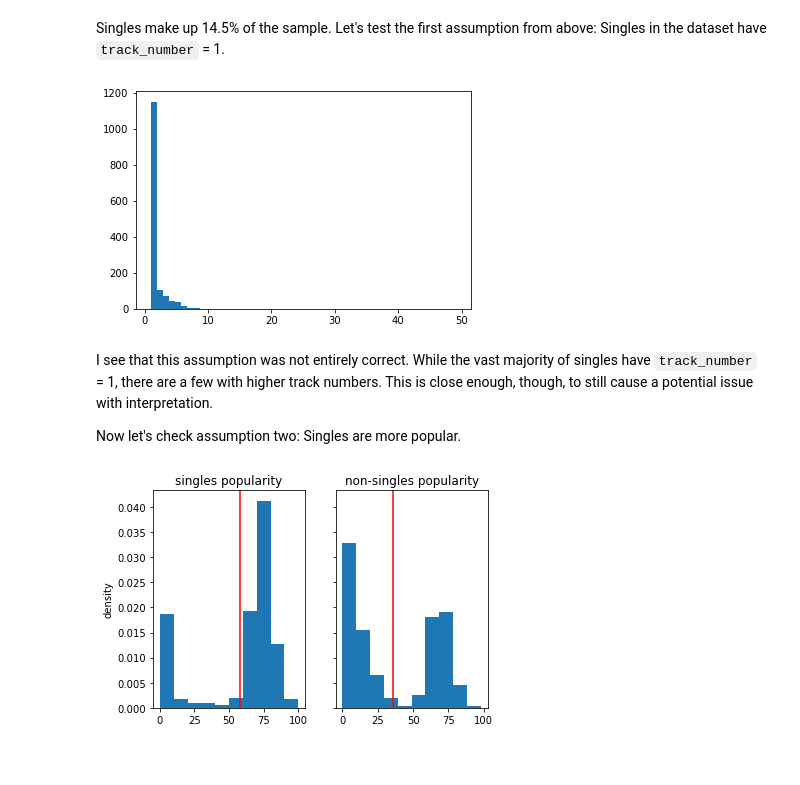
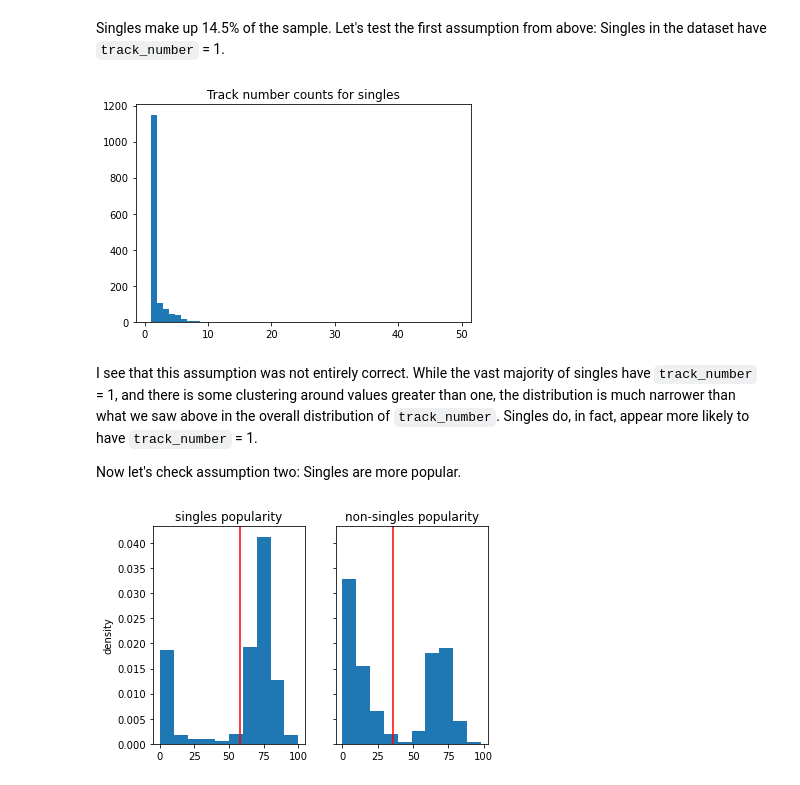
Before and after one commit to levancie/spotify-popularity, a Jupyter notebook: notebooks/Exploratory-Data-Analysis.ipynb, the cells around one changed output. Saved outputs shown, nothing was run; the diff lists cells and outputs as text; code cells hidden in the pictures.

```diff
--- a/notebooks/Exploratory-Data-Analysis.ipynb
+++ b/notebooks/Exploratory-Data-Analysis.ipynb
@@ -28,5 +30,5 @@ As mentioned in the previous notebook, the large number of tracks with a `popula
 # %%
-df['popularity_bool'] = df['popularity'] >= 50
+df['popularity_class'] = np.where(df.popularity >= 50, 1, 0)
 df.rename(columns={'popularity':'popularity_int'}, inplace=True)
-df[['popularity_int', 'popularity_bool']].head(10)
+df[['popularity_int', 'popularity_class']].head(10)
 # %% [output]
@@ -141,11 +187,12 @@ len(singles) / len(df)
 Singles make up 14.5% of the sample. Let's test the first assumption from above: Singles in the dataset have `track_number` = 1.
 # %%
 plt.hist(singles.track_number, bins=50)
+plt.title('Track number counts for singles')
 plt.show()
 # %% [output]
-[figure, old version]
+[figure, new version]
 # %% [markdown]
-I see that this assumption was not entirely correct. While the vast majority of singles have `track_number` = 1, there are a few with higher track numbers. This is close enough, though, to still cause a potential issue with interpretation.
+I see that this assumption was not entirely correct. While the vast majority of singles have `track_number` = 1, and there is some clustering around values greater than one, the distribution is much narrower than what we saw above in the overall distribution of `track_number`. Singles do, in fact, appear more likely to have `track_number` = 1.
 
 Now let's check assumption two: Singles are more popular.
 # %%
```
Also changed, not shown: parts of 72 cells of this notebook, 3 other files.
